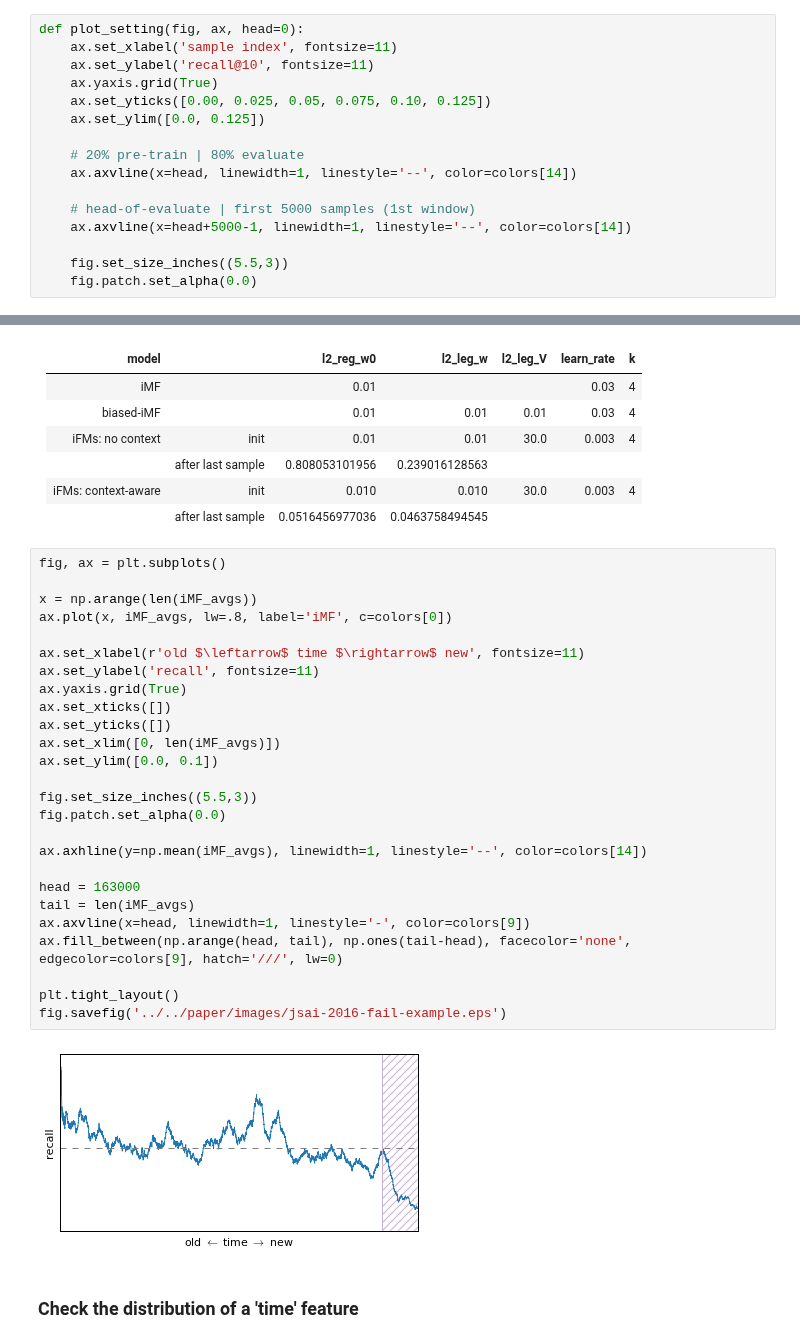
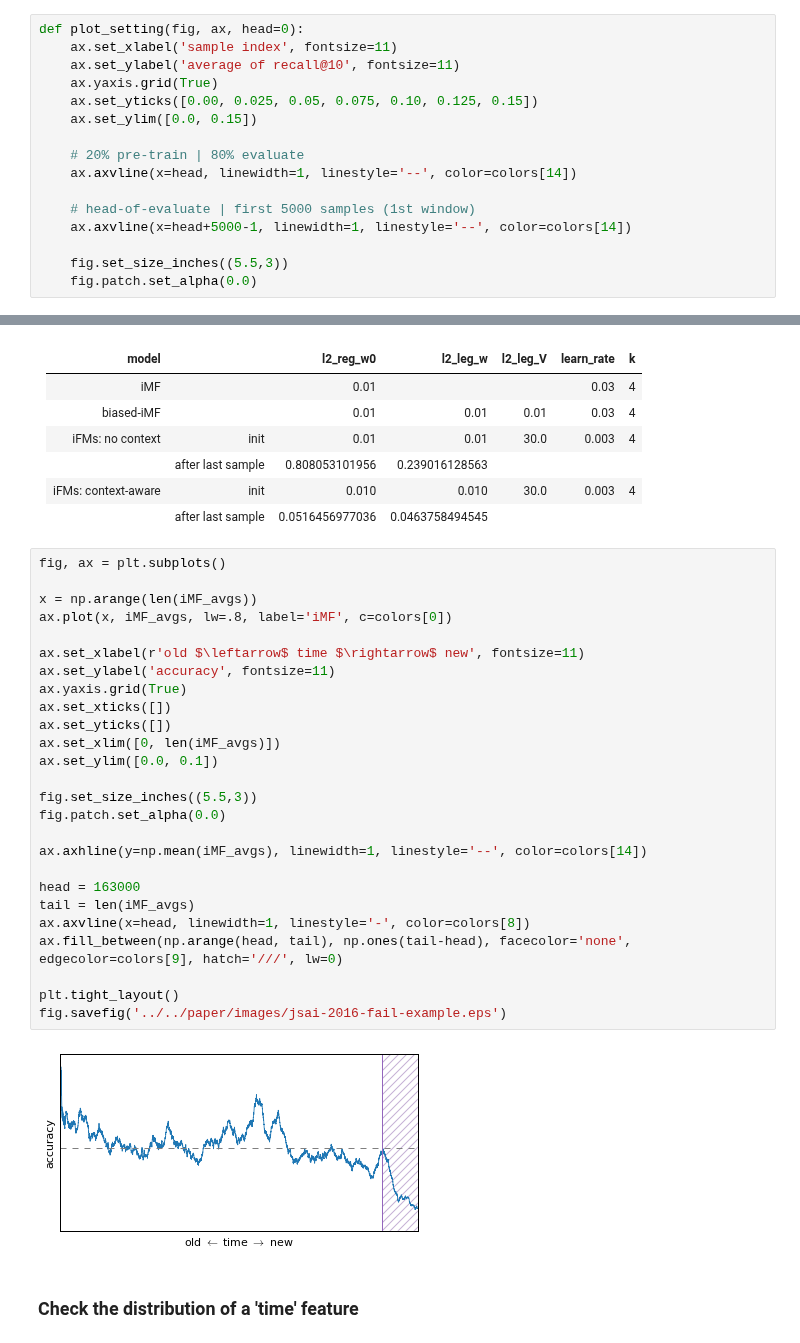
Before and after one commit to takuti/stream-recommender, a Jupyter notebook: stream-recommender.ipynb, the cells around one changed output, grey strips where cells are left out. Drawn from its saved outputs; the diff is of its cells as text.

```diff
--- a/stream-recommender.ipynb
+++ b/stream-recommender.ipynb
@@ -39,10 +39,10 @@ for i in range(len(colors)):
 # %%
 def plot_setting(fig, ax, head=0):
     ax.set_xlabel('sample index', fontsize=11)
-    ax.set_ylabel('recall@10', fontsize=11)
+    ax.set_ylabel('average of recall@10', fontsize=11)
     ax.yaxis.grid(True)
-    ax.set_yticks([0.00, 0.025, 0.05, 0.075, 0.10, 0.125])
-    ax.set_ylim([0.0, 0.125])
+    ax.set_yticks([0.00, 0.025, 0.05, 0.075, 0.10, 0.125, 0.15])
+    ax.set_ylim([0.0, 0.15])
 
     # 20% pre-train | 80% evaluate
     ax.axvline(x=head, linewidth=1, linestyle='--', color=colors[14])
@@ -180,31 +180,31 @@ fig.savefig('../../paper/images/jsai-2016-ml-1m-recall.eps')
 # %%
 fig, ax = plt.subplots()
 
 x = np.arange(len(iMF_avgs))
 ax.plot(x, iMF_avgs, lw=.8, label='iMF', c=colors[0])
 
 ax.set_xlabel(r'old $\leftarrow$ time $\rightarrow$ new', fontsize=11)
-ax.set_ylabel('recall', fontsize=11)
+ax.set_ylabel('accuracy', fontsize=11)
 ax.yaxis.grid(True)
 ax.set_xticks([])
 ax.set_yticks([])
 ax.set_xlim([0, len(iMF_avgs)])
 ax.set_ylim([0.0, 0.1])
 
 fig.set_size_inches((5.5,3))
 fig.patch.set_alpha(0.0)
 
 ax.axhline(y=np.mean(iMF_avgs), linewidth=1, linestyle='--', color=colors[14])
 
 head = 163000
 tail = len(iMF_avgs)
-ax.axvline(x=head, linewidth=1, linestyle='-', color=colors[9])
+ax.axvline(x=head, linewidth=1, linestyle='-', color=colors[8])
 ax.fill_between(np.arange(head, tail), np.ones(tail-head), facecolor='none', edgecolor=colors[9], hatch='///', lw=0)
 
 plt.tight_layout()
 fig.savefig('../../paper/images/jsai-2016-fail-example.eps')
 # %% [output]
-[figure, old version]
+[figure, new version]
 # %% [markdown]
 ### Check the distribution of a 'time' feature
 # %%
```
Also changed, not shown: parts of 2 cells of this notebook.
